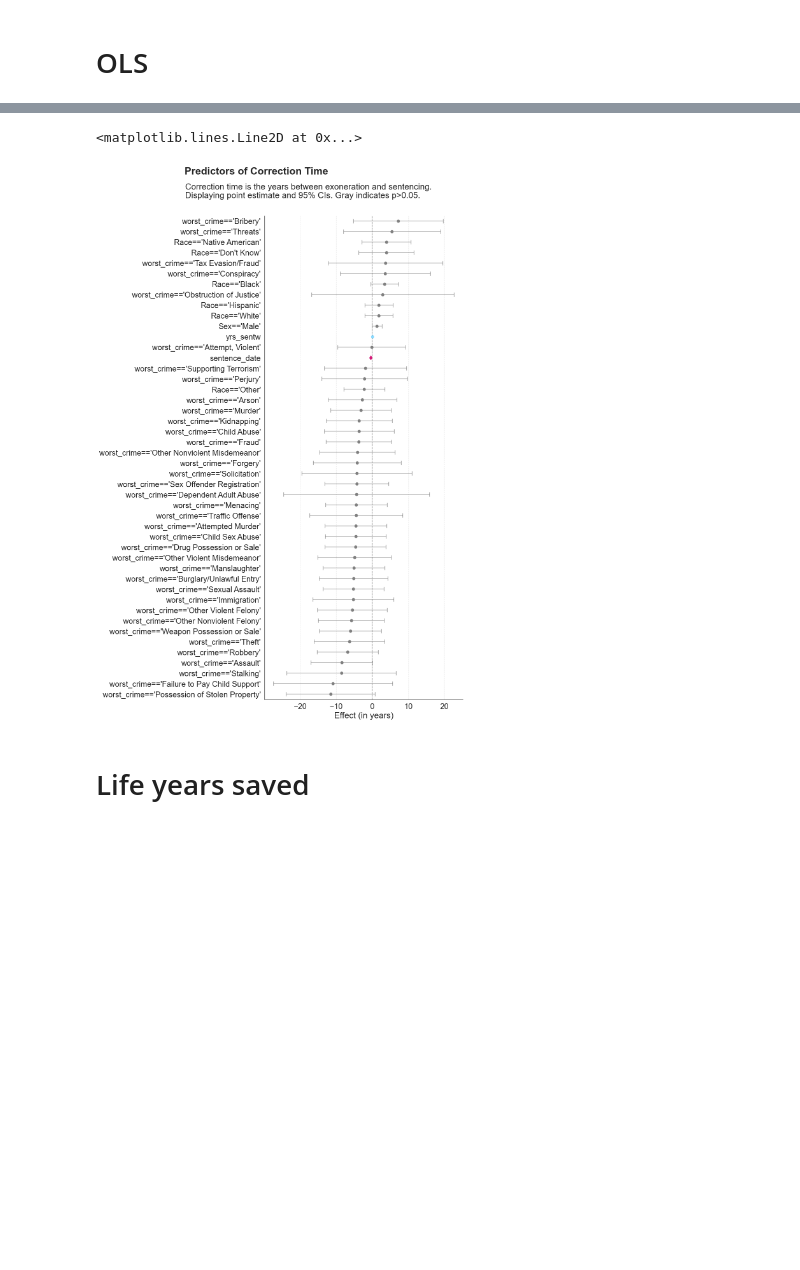
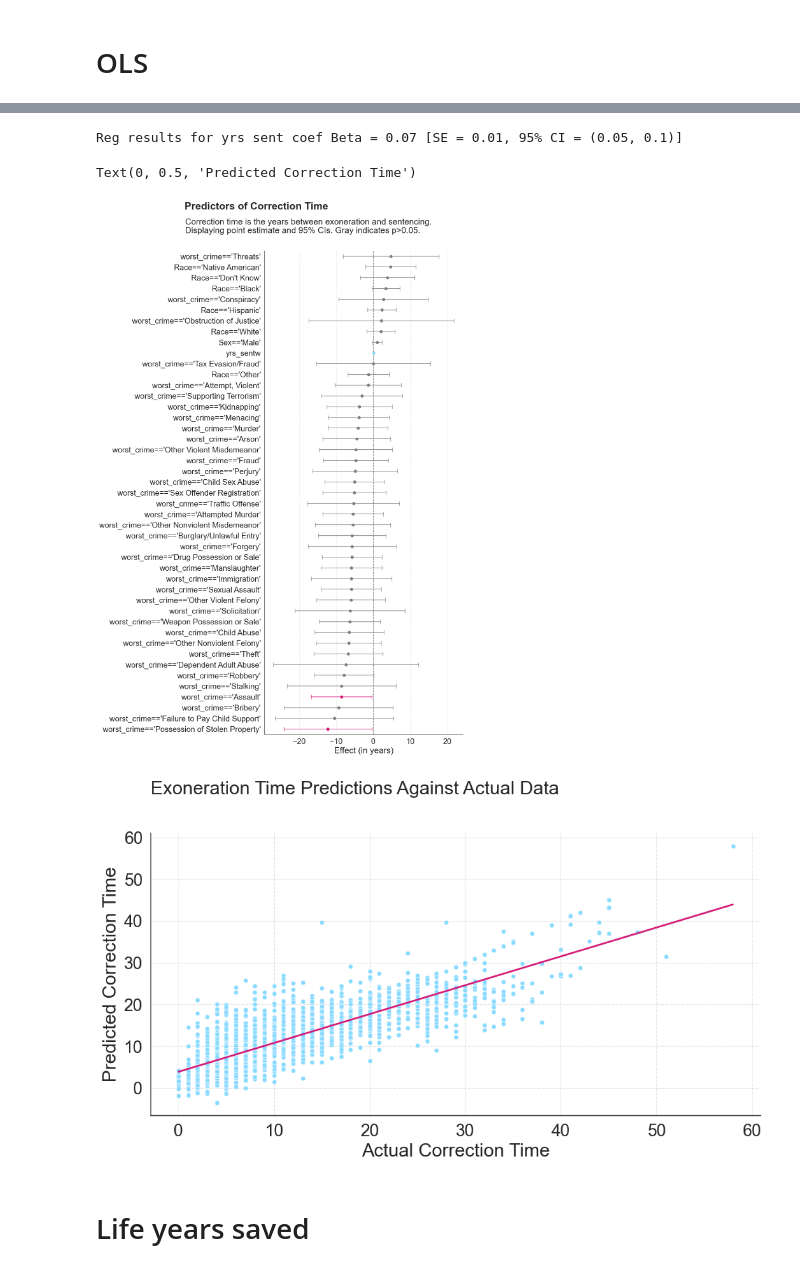
Before and after one commit to josh-ashkinaze/er_correct, a Jupyter notebook: exon.ipynb, the cells around one changed output, grey strips where cells are left out. Cells and saved outputs as stored; diff of their text form; code cells hidden in the pictures; blank space fills up the shorter version.

Commit message:
preds vs actual

```diff
--- a/exon.ipynb
+++ b/exon.ipynb
@@ -269,7 +269,8 @@ Passing `palette` without assigning `hue` is deprecated and will be removed in v
 # OLS
 # %%
 import statsmodels.formula.api as smf
-mod = smf.ols(formula='correction_time ~ sentence_date + yrs_sentw + Age + C(Sex) + C(Race) + C(worst_crime) + C(County)', data=df).fit()
+mod = smf.ols(formula='correction_time ~ C(sentence_date) + yrs_sentw + Age + C(Sex) + C(Race) + C(worst_crime) + C(County)', data=df).fit()
+
 display(mod.summary())
 # %% [output]
 OLS Regression Results
@@ -337,15 +338,16 @@ def filter_vars(all_vars, sub_str):
 
 sum_res = pd.read_html(mod.summary().tables[1].as_html(),header=0,index_col=0)[0].reset_index()
 sum_res = sum_res.rename(columns={'index':'var'})
-interesting_vars = ["C(Race)", "C(Sex)", "yrs_sentw", "sentence_date", 'C(worst_crime)']
+interesting_vars = ["C(Race)", "C(Sex)", "yrs_sentw",'C(worst_crime)']
 my_vars = filter_vars(sum_res['var'].tolist(), interesting_vars)
 
 #################
-# Plot
+# Plot of reg coefs
 #################
 make_aesthetic(with_gridlines=True)
 
 df_sub = sum_res.query("var in @my_vars").sort_values(by=['coef'], ascending=False)
+
 df_sub['clean_var'] = df_sub['var'].apply(clean_statsmodels_name)
 df_sub['error_lower'] = df_sub['coef'] - df_sub['[0.025']
 df_sub['error_upper'] = df_sub['0.975]'] - df_sub['coef']
@@ -358,19 +360,37 @@ for index, row in df_sub.iterrows():
 sns.pointplot(y='clean_var', x='coef', data=df_sub, capsize=0.1, join=False, palette=df_sub['color'].tolist())
 plt.suptitle("Predictors of Correction Time", fontweight='bold', x=0.435)
 plt.title("Correction time is the years between exoneration and sentencing.\nDisplaying point estimate and 95% CIs. Gray indicates p>0.05.", fontweight='regular', x=-0.4)
 plt.ylabel("")
 plt.xlabel("Effect (in years)")
 plt.axvline(x=0, color='gray', linestyle='dashed')
+
+f = f"Beta = {np.round(yrs_sent_reg['coef'], 2)} " \
+    f"[SE = {np.round(yrs_sent_reg['std err'], 2)}, " \
+    f"95% CI = ({np.round(yrs_sent_reg['[0.025'], 2)}, {np.round(yrs_sent_reg['0.975]'], 2)})]"
+print("Reg results for yrs sent coef", f)
+
+#################
+# Actual vs predicted
+#################
+
+plt.figure(figsize=(10, 6))
+sns.scatterplot(data=df, y='preds', x='correction_time', color=mypal[3])
+sns.regplot(data=df, y='preds', x='correction_time', scatter=False, color=mypal[1], ci=False)
+plt.title("Exoneration Time Predictions Against Actual Data")
+plt.xlabel("Actual Correction Time")
+plt.ylabel("Predicted Correction Time")
 # %% [output]
 Passing `palette` without assigning `hue` is deprecated and will be removed in v0.14.0. Assign the `y` variable to `hue` and set `legend=False` for the same effect.
 
   sns.pointplot(y='clean_var', x='coef', data=df_sub, capsize=0.1, join=False, palette=df_sub['color'].tolist())
 
 The `join` parameter is deprecated and will be removed in v0.15.0. You can remove the line between points with `linestyle='none'`.
 
   sns.pointplot(y='clean_var', x='coef', data=df_sub, capsize=0.1, join=False, palette=df_sub['color'].tolist())
-<matplotlib.lines.Line2D at 0x...>
+Reg results for yrs sent coef Beta = 0.07 [SE = 0.01, 95% CI = (0.05, 0.1)]
+Text(0, 0.5, 'Predicted Correction Time')
-[figure, old version]
+[figure, new version]
+[figure, added]
 # %% [markdown]
 # Life years saved
 # %% [markdown]
```
Also changed, not shown: parts of 2 cells of this notebook.
